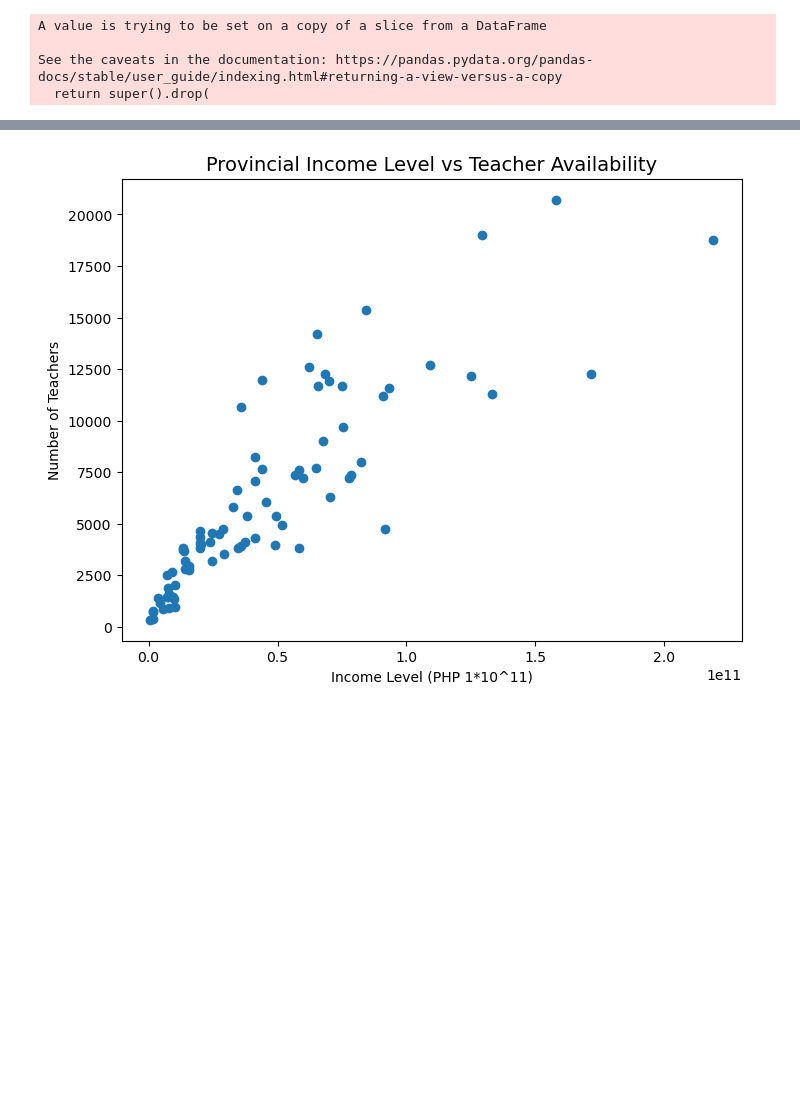
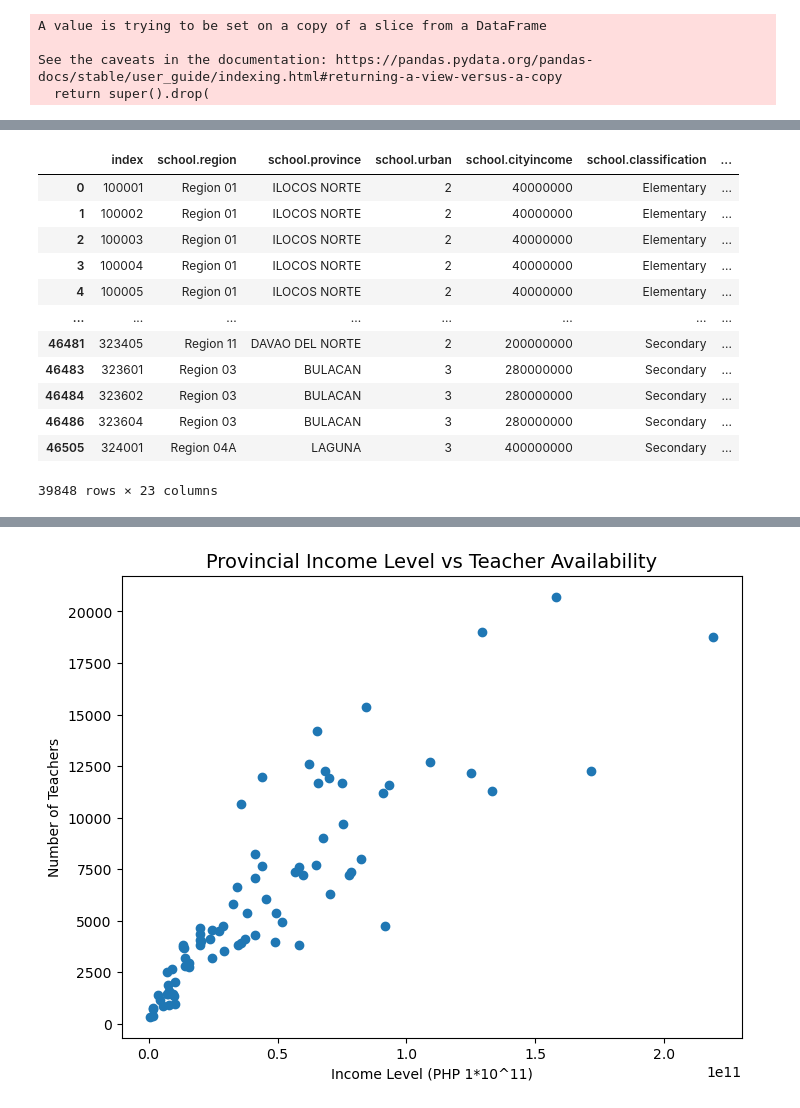
Before and after one commit to romeoben/DSC7-Sprint1-TeamAaron, a Jupyter notebook: Sprint1_Presentation.ipynb, the cells around one changed output, grey strips where cells are left out. Drawn from its saved outputs; the diff is of its cells as text; code cells hidden in the pictures; blank space fills up the shorter version.

```diff
--- a/Sprint1_Presentation.ipynb
+++ b/Sprint1_Presentation.ipynb
@@ -216,0 +240,18 @@ See the caveats in the documentation: https://pandas.pydata.org/pandas-docs/stab
+# %%
+schools_num_clean['percent_diff'].sort_values().head(5)
+
+schools_num_clean[schools_num_clean['percent_diff'] > 0]
+# %% [output]
+|  | index | school.region | school.province | school.urban | school.cityincome | school.classification | ... |
+| 0 | 100001 | Region 01 | ILOCOS NORTE | 2 | 40000000 | Elementary | ... |
+| 1 | 100002 | Region 01 | ILOCOS NORTE | 2 | 40000000 | Elementary | ... |
+| 2 | 100003 | Region 01 | ILOCOS NORTE | 2 | 40000000 | Elementary | ... |
+| 3 | 100004 | Region 01 | ILOCOS NORTE | 2 | 40000000 | Elementary | ... |
+| 4 | 100005 | Region 01 | ILOCOS NORTE | 2 | 40000000 | Elementary | ... |
+| ... | ... | ... | ... | ... | ... | ... | ... |
+| 46481 | 323405 | Region 11 | DAVAO DEL NORTE | 2 | 200000000 | Secondary | ... |
+| 46483 | 323601 | Region 03 | BULACAN | 3 | 280000000 | Secondary | ... |
+| 46484 | 323602 | Region 03 | BULACAN | 3 | 280000000 | Secondary | ... |
+| 46486 | 323604 | Region 03 | BULACAN | 3 | 280000000 | Secondary | ... |
+| 46505 | 324001 | Region 04A | LAGUNA | 3 | 400000000 | Secondary | ... |
+39848 rows × 23 columns
```
Also changed, not shown: parts of 6 cells of this notebook.
